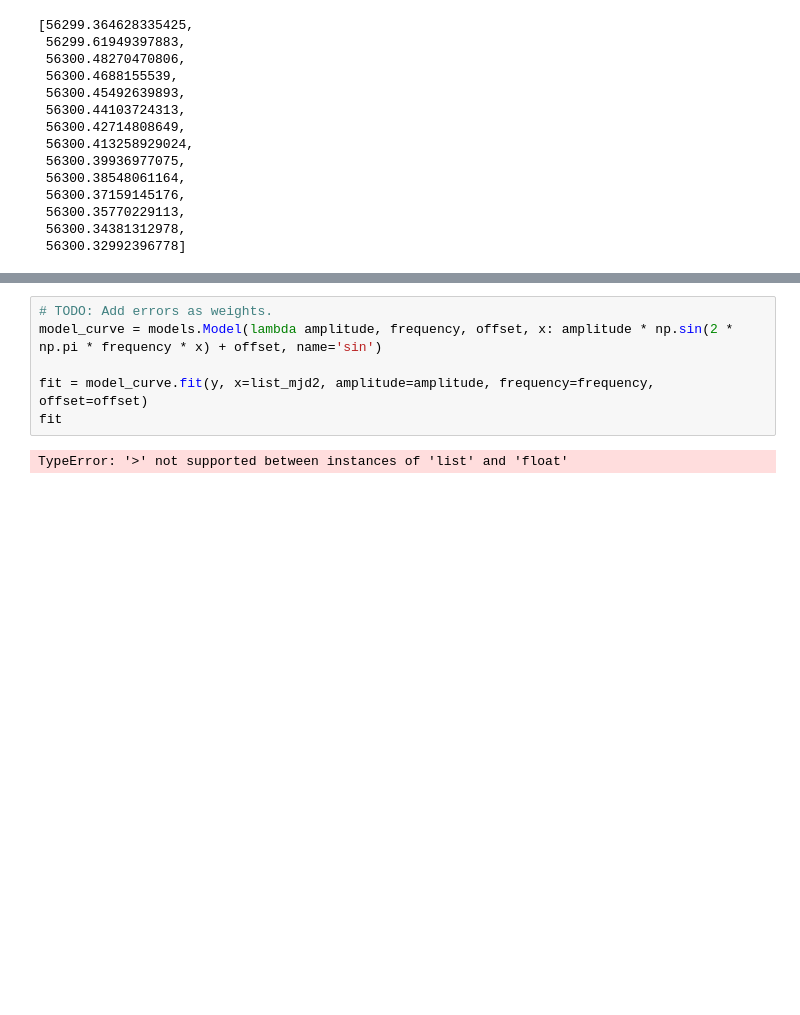
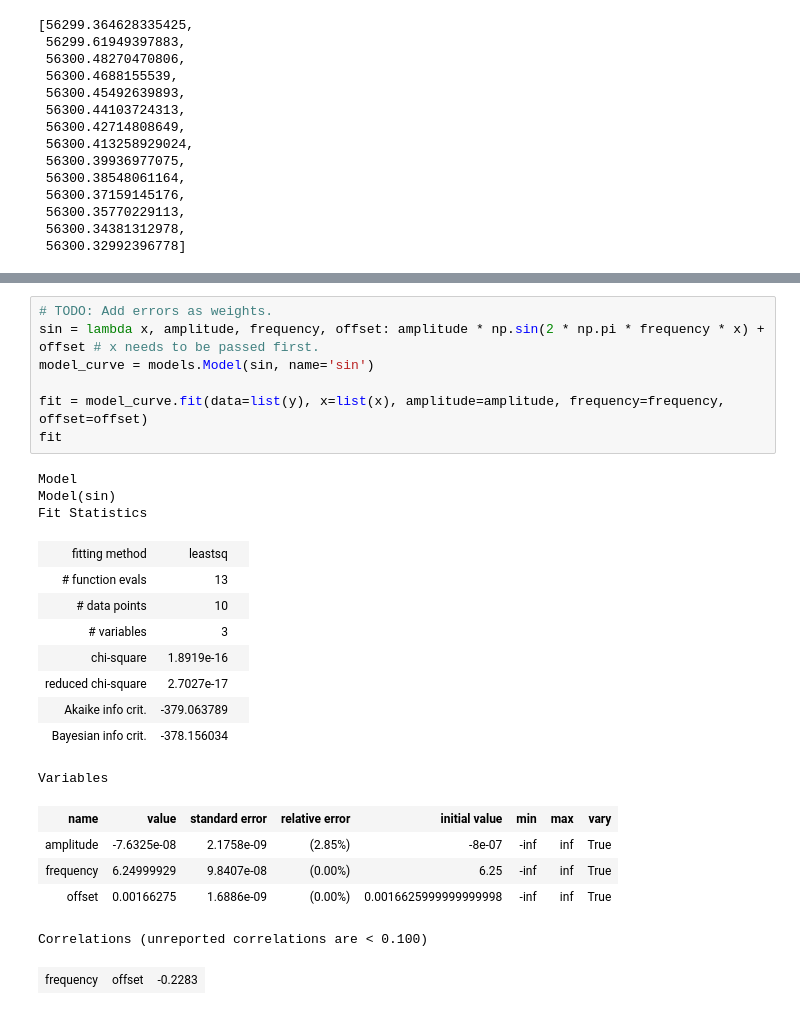
Before and after one commit to Yousousen/pulsar_analysis, a Jupyter notebook: src/script/rough_analysis_pulsar2.ipynb, the cells around one changed output, grey strips where cells are left out. Saved outputs shown, nothing was run; the diff lists cells and outputs as text; blank space fills up the shorter version.

```diff
--- a/src/script/rough_analysis_pulsar2.ipynb
+++ b/src/script/rough_analysis_pulsar2.ipynb
@@ -466,8 +479,26 @@ y = np.delete( y, [1,2, 13] )
 # %%
 # TODO: Add errors as weights.
-model_curve = models.Model(lambda amplitude, frequency, offset, x: amplitude * np.sin(2 * np.pi * frequency * x) + offset, name='sin')
+sin = lambda x, amplitude, frequency, offset: amplitude * np.sin(2 * np.pi * frequency * x) + offset # x needs to be passed first.
+model_curve = models.Model(sin, name='sin')
 
-fit = model_curve.fit(y, x=list_mjd2, amplitude=amplitude, frequency=frequency, offset=offset)
+fit = model_curve.fit(data=list(y), x=list(x), amplitude=amplitude, frequency=frequency, offset=offset)
 fit
 # %% [output]
-TypeError: '>' not supported between instances of 'list' and 'float'
+Model
+Model(sin)
+Fit Statistics
+| fitting method | leastsq |  |
+| # function evals | 13 |  |
+| # data points | 10 |  |
+| # variables | 3 |  |
+| chi-square | 1.8919e-16 |  |
+| reduced chi-square | 2.7027e-17 |  |
+| Akaike info crit. | -379.063789 |  |
+| Bayesian info crit. | -378.156034 |  |
+Variables
+| name | value | standard error | relative error | initial value | min | max | vary |
+| amplitude | -7.6325e-08 | 2.1758e-09 | (2.85%) | -8e-07 | -inf | inf | True |
+| frequency | 6.24999929 | 9.8407e-08 | (0.00%) | 6.25 | -inf | inf | True |
+| offset | 0.00166275 | 1.6886e-09 | (0.00%) | 0.0016625999999999998 | -inf | inf | True |
+Correlations (unreported correlations are < 0.100)
+| frequency | offset | -0.2283 |
```
Also changed, not shown: parts of 7 cells of this notebook.
